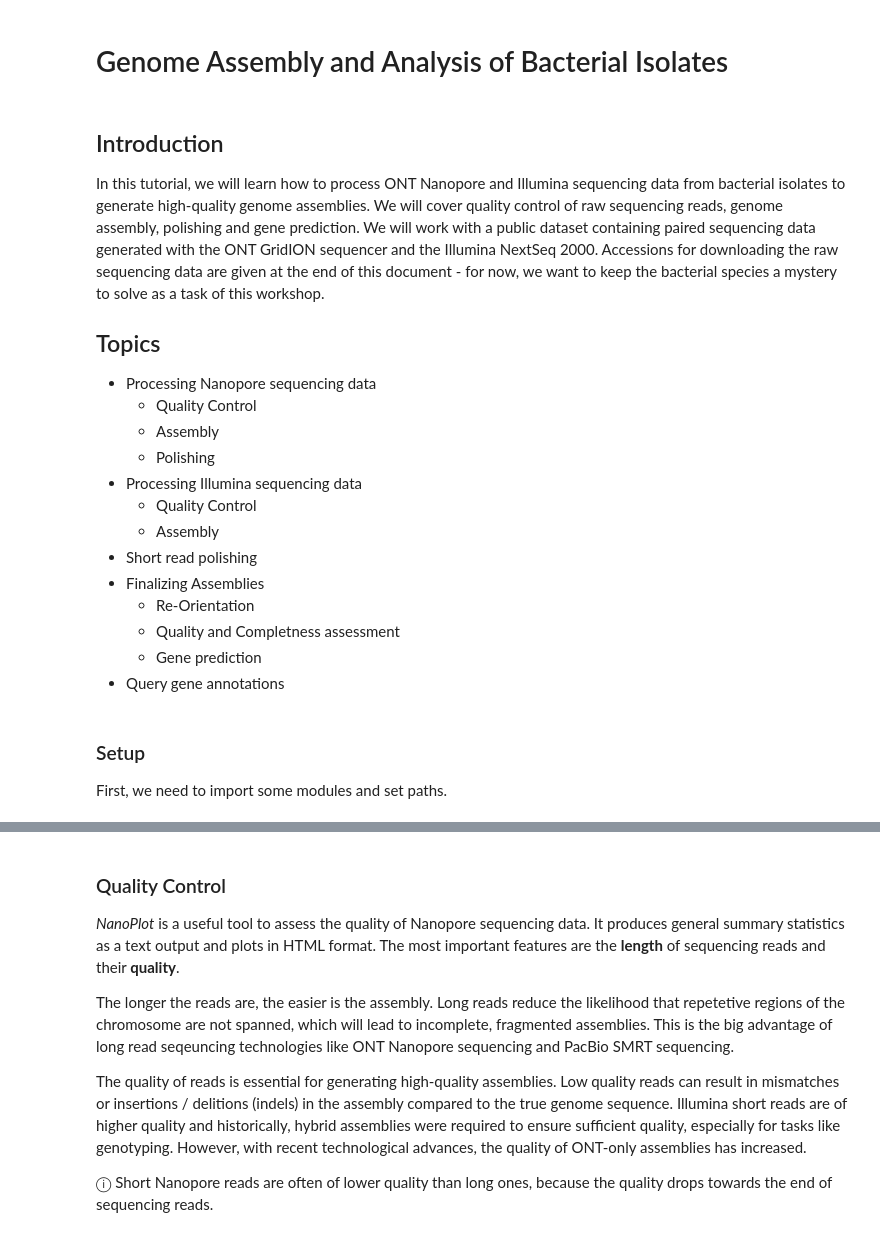
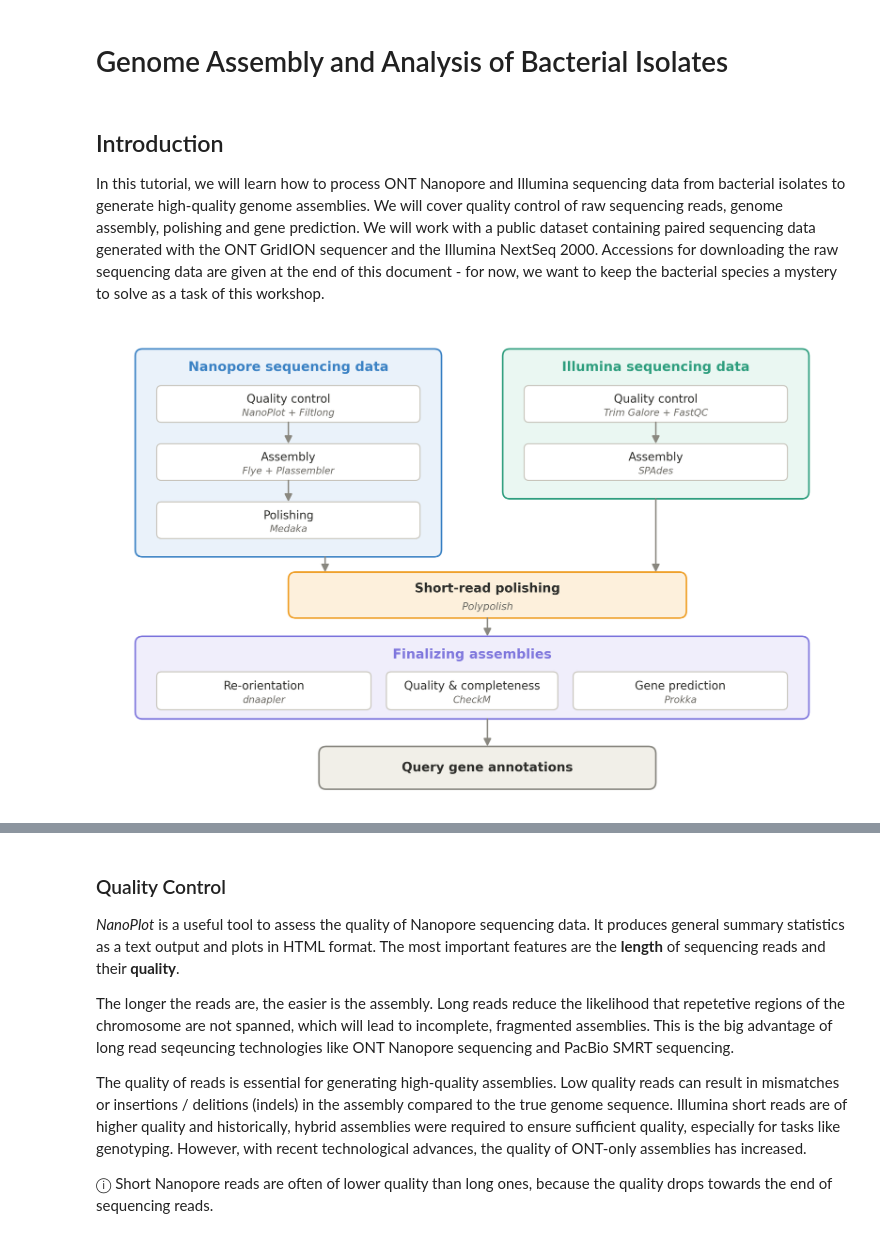
Before and after one commit to schirmer-lab/workshop-microbial-genomics-and-multiomics, a Jupyter notebook: isolate_genome_analysis.ipynb, the cells around one changed output, grey strips where cells are left out. Saved outputs shown, nothing was run; the diff lists cells and outputs as text; code cells hidden in the pictures.

Commit message:
Update to new assembly, include plassembler step

```diff
--- a/isolate_genome_analysis.ipynb
+++ b/isolate_genome_analysis.ipynb
@@ -4,23 +29,3 @@
 ## Introduction
 
 In this tutorial, we will learn how to process ONT Nanopore and Illumina sequencing data from bacterial isolates to generate high-quality genome assemblies. We will cover quality control of raw sequencing reads, genome assembly, polishing and gene prediction. We will work with a public dataset containing paired sequencing data generated with the ONT GridION sequencer and the Illumina NextSeq 2000. Accessions for downloading the raw sequencing data are given at the end of this document - for now, we want to keep the bacterial species a mystery to solve as a task of this workshop.
-
-## Topics
-
-- Processing Nanopore sequencing data
-    - Quality Control
-    - Assembly
-    - Polishing
-- Processing Illumina sequencing data
-    - Quality Control
-    - Assembly
-- Short read polishing
-- Finalizing Assemblies
-    - Re-Orientation
-    - Quality and Completness assessment
-    - Gene prediction
-- Query gene annotations
-# %% [markdown]
-### Setup
-
-First, we need to import some modules and set paths.
@@ -45,3 +32,7 @@ for path_ in [
+# %%
+Image(filename=f"{resources_dir}/img/course_overview.png", width=800)
+# %% [output]
+[figure, added]
 # %% [markdown]
 ## Processing Nanopore Sequencing Data
 
```
Also changed, not shown: parts of 57 cells of this notebook.
